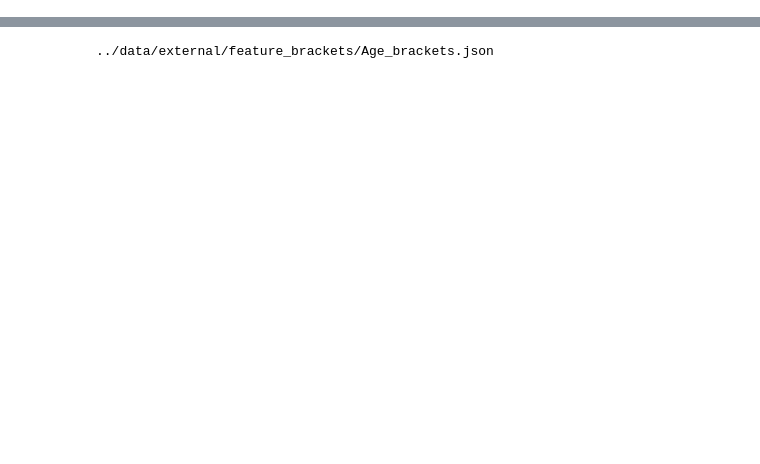
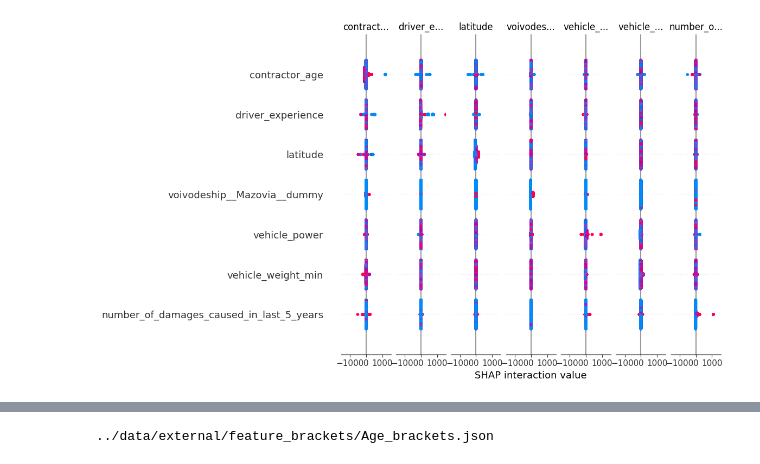
Before and after one commit to asdasde/market_models, a Jupyter notebook: notebooks/3_model_analysis.ipynb, the cells around one changed output, grey strips where cells are left out. Cells and saved outputs as stored; diff of their text form; code cells hidden in the pictures; blank space fills up the shorter version.

```diff
--- a/notebooks/3_model_analysis.ipynb
+++ b/notebooks/3_model_analysis.ipynb
@@ -18,0 +21,2 @@ data, features = load_data(get_processed_data_path(data_name), get_features_path
+# %%
+data = data.dropna(subset=[target_variable])
@@ -49,4 +40,0 @@ importances.groupby('feature_original')['feature'].sum().sort_values().plot(kind
-# %%
-data[pred] = predict(model, data[features])
-# %%
-data['error'] = abs(data[target_variable] - data[pred])
@@ -72,0 +95,6 @@ data
+# %%
+interaction = Out[63]
+# %%
+shap.summary_plot(interaction, data[features_model])
+# %% [output]
+[figure, added]
```
Also changed, not shown: parts of 18 cells of this notebook, 13 other files.
